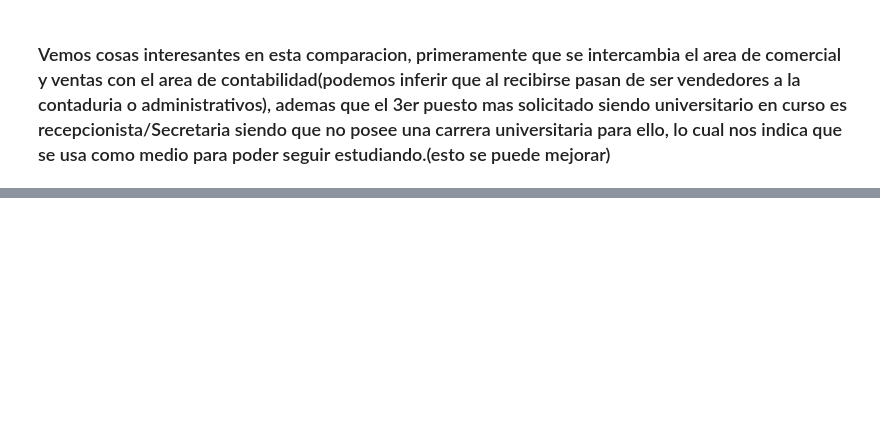
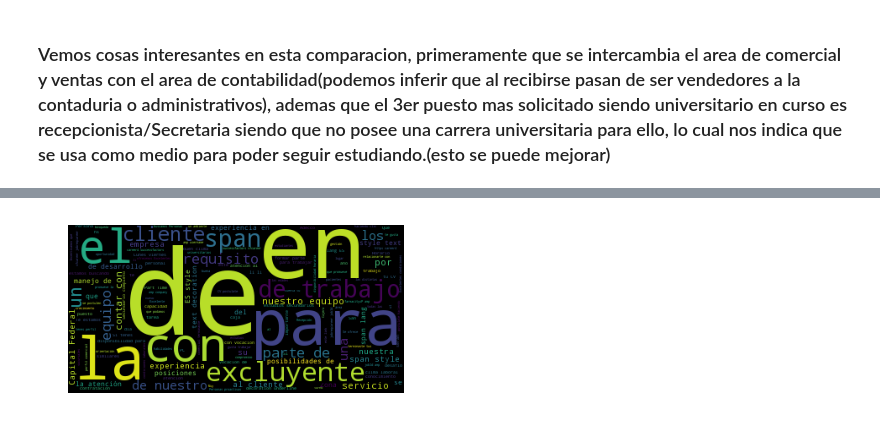
Before and after one commit to PRPablo/dataJobSearches, a Jupyter notebook: exploratoryAnalysis/tp_ariel.ipynb, the cells around one changed output, grey strips where cells are left out. Drawn from its saved outputs; the diff is of its cells as text; code cells hidden in the pictures; blank space fills up the shorter version.

Commit message:
Agrego wordcloud de los avisos

```diff
--- a/exploratoryAnalysis/tp_ariel.ipynb
+++ b/exploratoryAnalysis/tp_ariel.ipynb
@@ -373,2 +346,11 @@ ax.set_ylabel('Nombre del area');
 # %% [markdown]
 ### Vemos cosas interesantes en esta comparacion, primeramente que se intercambia el area de comercial y ventas con el area de contabilidad(podemos inferir que al recibirse pasan de ser vendedores a la contaduria o administrativos), ademas que el 3er puesto mas solicitado siendo universitario en curso es recepcionista/Secretaria siendo que no posee una carrera universitaria para ello, lo cual nos indica que se usa como medio para poder seguir estudiando.(esto se puede mejorar)
+# %%
+#avisos_detalles.head()
+#postulaciones.head()
+#post_max = pd.merge(postulaciones, postul, on='idaviso')
+post_group =postulaciones.groupby('idaviso')['idpostulante'].count().reset_index()
+post_group.rename(columns={'idpostulante':'cant_postulaciones'},inplace=True)
+post_group.sort_values(by='cant_postulaciones',ascending=False,inplace=True)
+post_group = pd.merge(post_group, avisos_detalles, on='idaviso')
+post_group.head()
@@ -374,0 +364,4 @@ ax.set_ylabel('Nombre del area');
+# %%
+post_group.drop(['mapacalle','ciudad','nombre_zona','sexo','tipo_de_trabajo'],1,inplace=True)
+post_max = post_group.head(20)
+post_max
@@ -374,0 +386,8 @@ ax.set_ylabel('Nombre del area');
+# %%
+post_max['descripcion'] = post_max['descripcion'].str.replace('<p>','')
+post_max['descripcion'] = post_max['descripcion'].str.replace('<br />',' ')
+post_max['descripcion'] = post_max['descripcion'].str.replace('</p>',' ')
+post_max['descripcion'] = post_max['descripcion'].str.replace('<em>','')
+post_max['descripcion'] = post_max['descripcion'].str.replace('</em>',' ')
+post_max['descripcion'] = post_max['descripcion'].str.replace('<strong>','')
+post_max['descripcion'] = post_max['descripcion'].str.replace('</strong>',' ')
@@ -374,0 +404,7 @@ ax.set_ylabel('Nombre del area');
+# %%
+wordcloud2 = WordCloud().generate(' '.join(post_max['descripcion'])) #.generate(post_max['descripcion'])
+plt.imshow(wordcloud2)
+plt.axis("off")
+plt.show()
+# %% [output]
+[figure, added]
```
Also changed, not shown: parts of 12 cells of this notebook.
